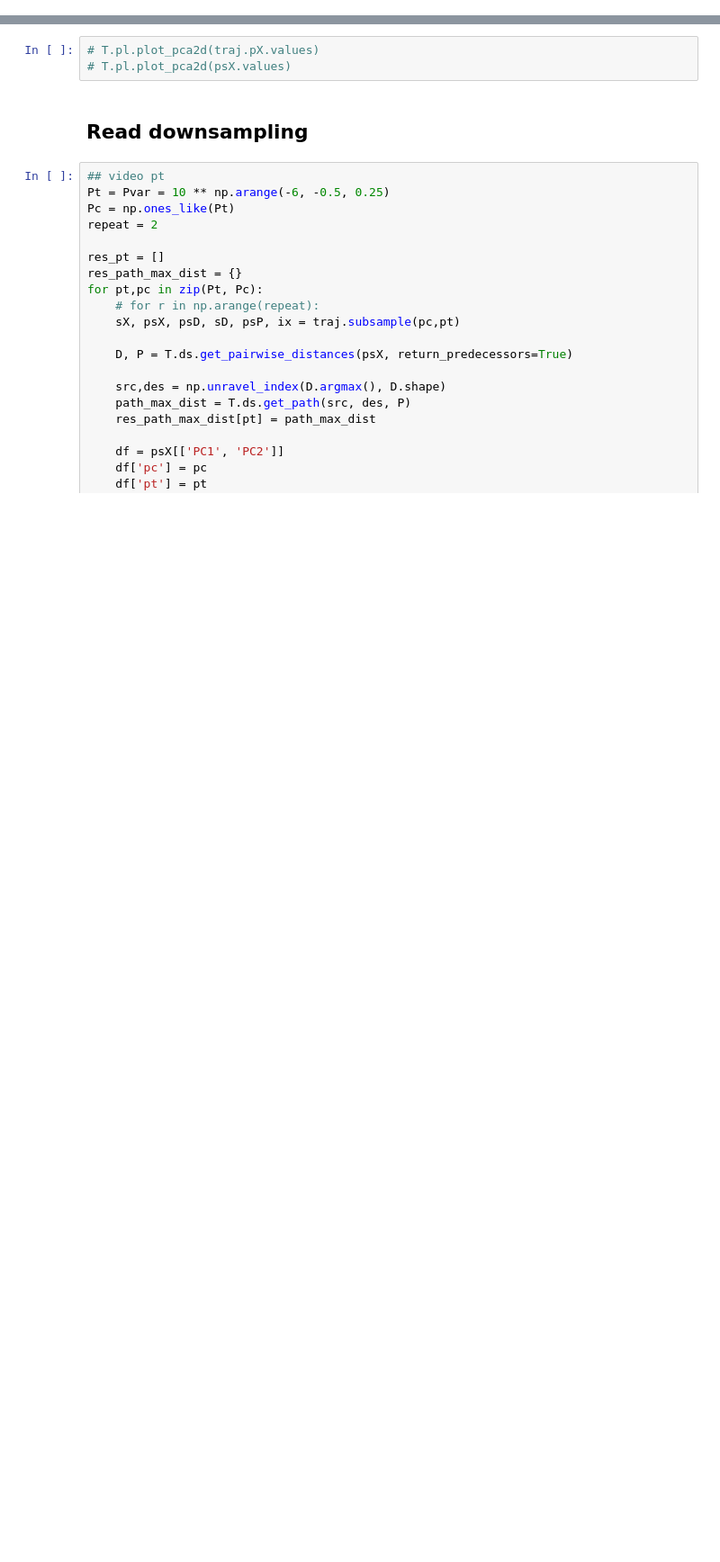
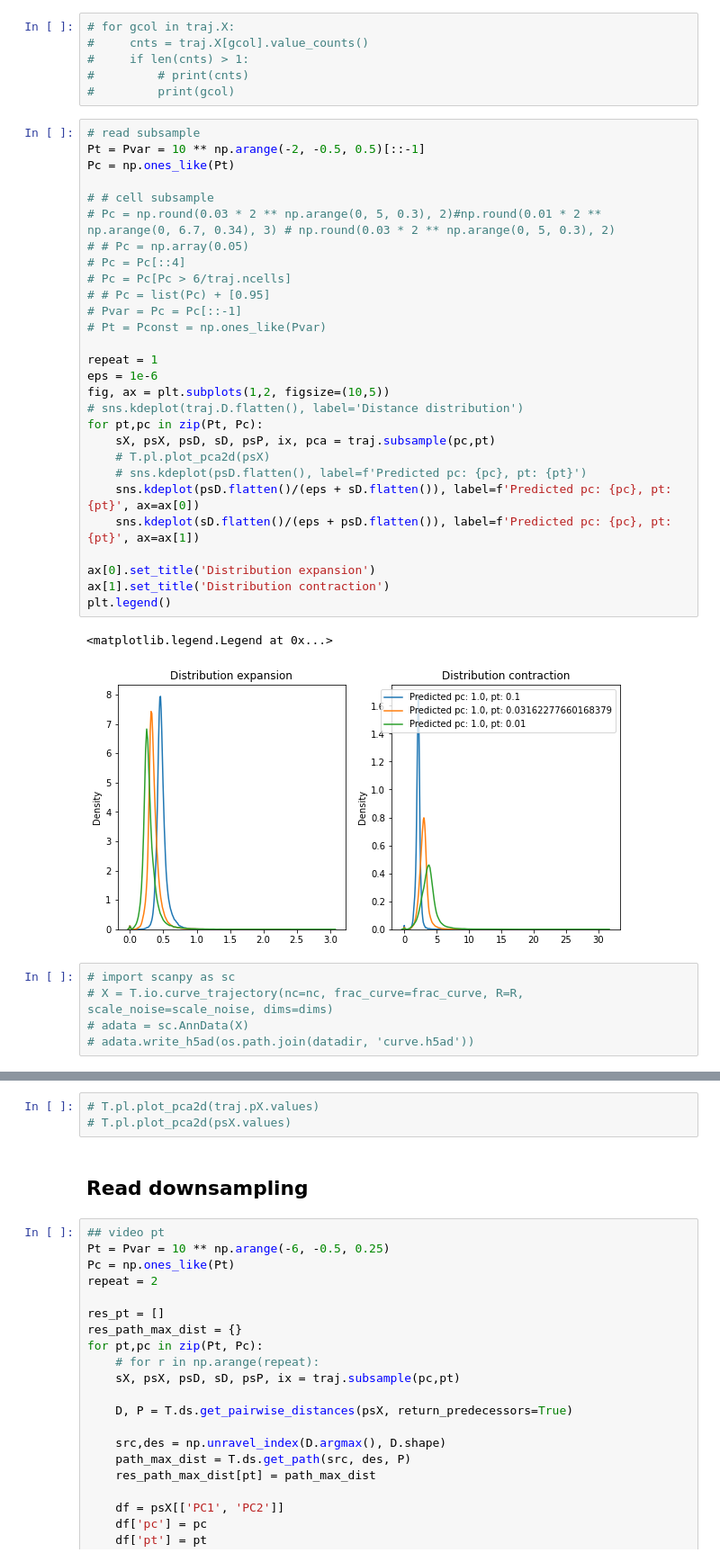
Before and after one commit to nitzanlab/trajectory_reconstruction_tradeoff, a Jupyter notebook: notebooks/make-movies.ipynb, the cells around one changed output, grey strips where cells are left out. Shown: that part at 90% size. Drawn from its saved outputs; the diff is of its cells as text; blank space fills up the shorter version.

```diff
--- a/notebooks/make-movies.ipynb
+++ b/notebooks/make-movies.ipynb
@@ -22,0 +92,42 @@ T.pl.plot_pca2d(traj.pX)
+# %%
+# for gcol in traj.X:
+#     cnts = traj.X[gcol].value_counts()
+#     if len(cnts) > 1:
+#         # print(cnts)
+#         print(gcol)
+# %%
+# read subsample
+Pt = Pvar = 10 ** np.arange(-2, -0.5, 0.5)[::-1]
+Pc = np.ones_like(Pt)
+
+# # cell subsample
+# Pc = np.round(0.03 * 2 ** np.arange(0, 5, 0.3), 2)#np.round(0.01 * 2 ** np.arange(0, 6.7, 0.34), 3) # np.round(0.03 * 2 ** np.arange(0, 5, 0.3), 2)
+# # Pc = np.array(0.05)
+# Pc = Pc[::4]
+# Pc = Pc[Pc > 6/traj.ncells]
+# # Pc = list(Pc) + [0.95]
+# Pvar = Pc = Pc[::-1]
+# Pt = Pconst = np.ones_like(Pvar)
+
+repeat = 1
+eps = 1e-6
+fig, ax = plt.subplots(1,2, figsize=(10,5))
+# sns.kdeplot(traj.D.flatten(), label='Distance distribution')
+for pt,pc in zip(Pt, Pc):
+    sX, psX, psD, sD, psP, ix, pca = traj.subsample(pc,pt)
+    # T.pl.plot_pca2d(psX)
+    # sns.kdeplot(psD.flatten(), label=f'Predicted pc: {pc}, pt: {pt}')
+    sns.kdeplot(psD.flatten()/(eps + sD.flatten()), label=f'Predicted pc: {pc}, pt: {pt}', ax=ax[0])
+    sns.kdeplot(sD.flatten()/(eps + psD.flatten()), label=f'Predicted pc: {pc}, pt: {pt}', ax=ax[1])
+
+ax[0].set_title('Distribution expansion')
+ax[1].set_title('Distribution contraction')
+plt.legend()
+# %% [output]
+<matplotlib.legend.Legend at 0x...>
+[figure, added]
+# %%
+# import scanpy as sc
+# X = T.io.curve_trajectory(nc=nc, frac_curve=frac_curve, R=R, scale_noise=scale_noise, dims=dims)
+# adata = sc.AnnData(X)
+# adata.write_h5ad(os.path.join(datadir, 'curve.h5ad'))
```
Also changed, not shown: parts of 21 cells of this notebook, 7 other files.
